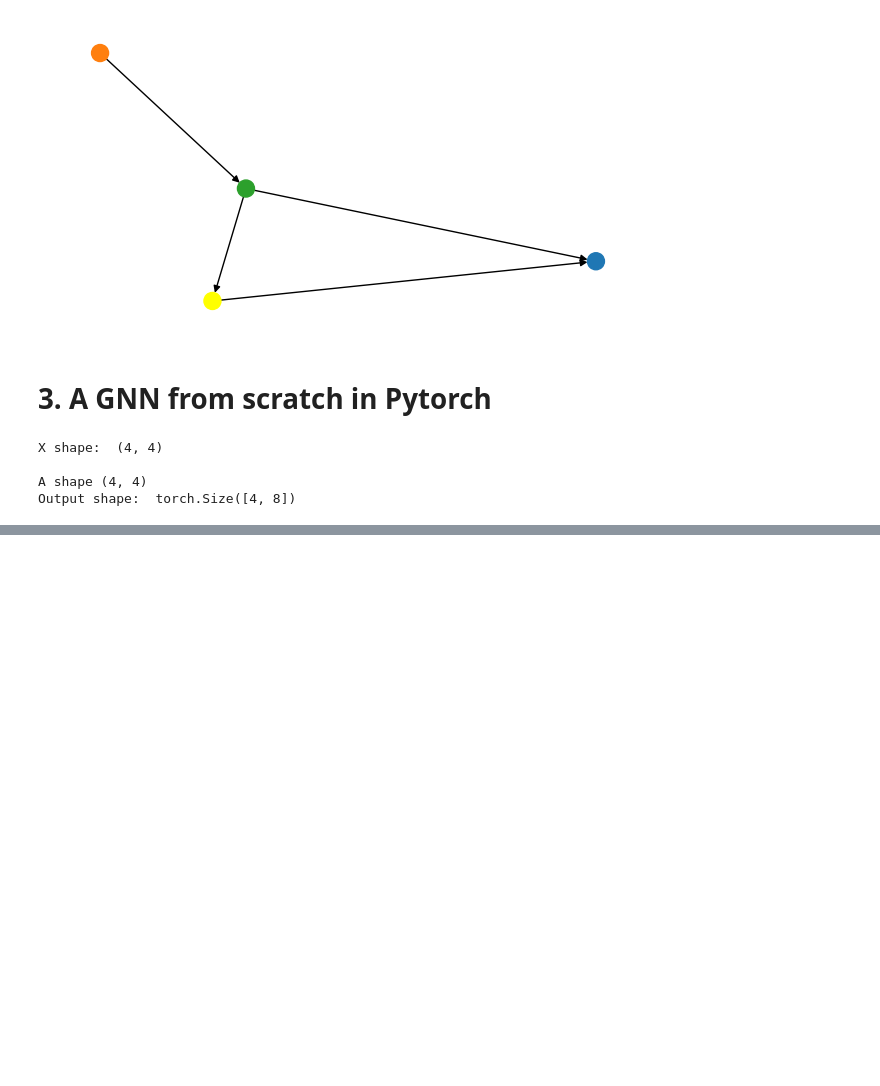
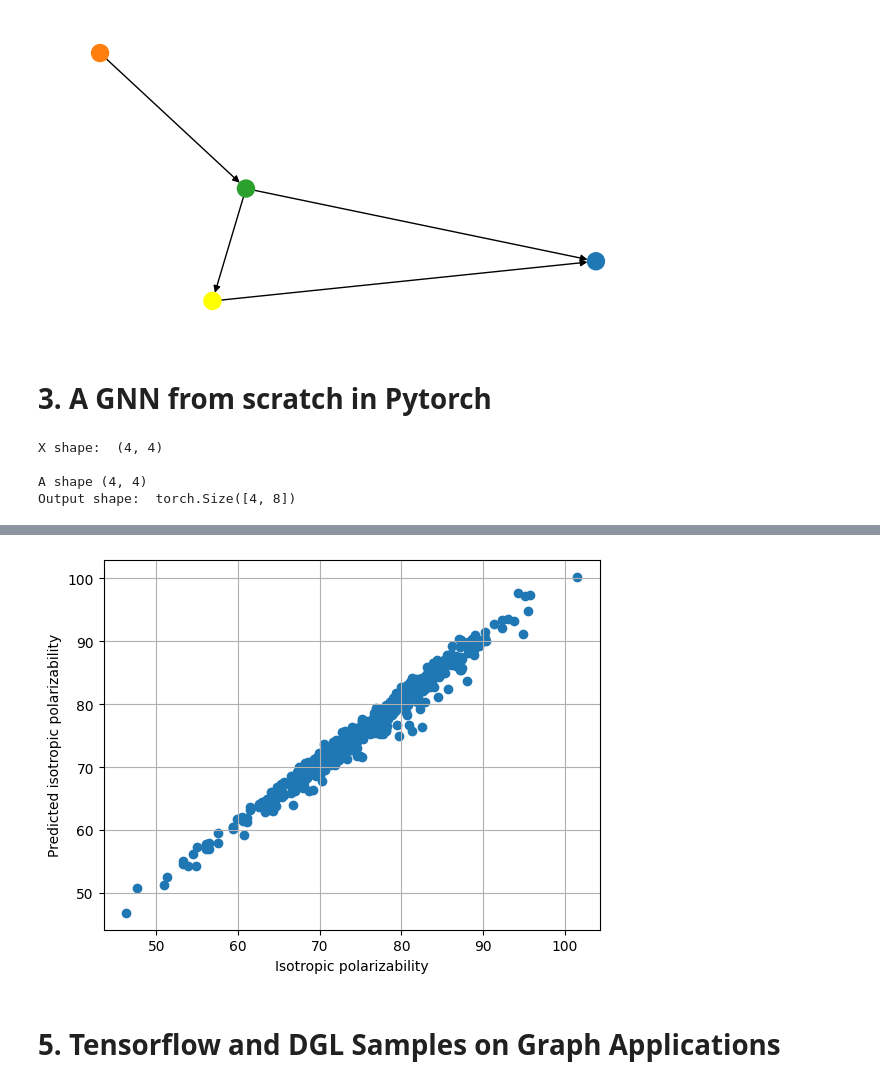
Before and after one commit to MarioRasconMerinoML/Machine_Learning, a Jupyter notebook: Graph_Neural_Networks/Graph_Neural_Networks.ipynb, the cells around one changed output, grey strips where cells are left out. Drawn from its saved outputs; the diff is of its cells as text; code cells hidden in the pictures; blank space fills up the shorter version.

```diff
--- a/Graph_Neural_Networks/Graph_Neural_Networks.ipynb
+++ b/Graph_Neural_Networks/Graph_Neural_Networks.ipynb
@@ -225,0 +390,4 @@ Output shape:  torch.Size([4, 8])
+# %%
+# Here's how torch geometric wraps data
+data = dset[0]
+data
@@ -225,0 +401,4 @@ Output shape:  torch.Size([4, 8])
+# %%
+# the atomic number of each atom can add attributes
+data.new_attribute = torch.tensor([1, 2, 3])
+data
@@ -225,0 +464,10 @@ Output shape:  torch.Size([4, 8])
+# %%
+qm9_node_feats, qm9_edge_feats = 11, 4
+epochs = 4
+net = ExampleNet(qm9_node_feats, qm9_edge_feats)
+
+optimizer = torch.optim.Adam(net.parameters(), lr=0.01)
+epochs = 4
+target_idx = 1 # index position of the polarizability label
+device = torch.device("cuda:0" if torch.cuda.is_available() else "cpu")
+net.to(device)
@@ -225,0 +524,26 @@ Output shape:  torch.Size([4, 8])
+# %%
+net.eval()
+predictions = []
+real = []
+
+for batch in testloader:
+
+    output = net(batch.to(device))
+    predictions.append(output.detach().cpu().numpy())
+    real.append(batch.y[:, target_idx].detach().cpu().numpy())
+
+predictions = np.concatenate(predictions)
+real = np.concatenate(real)
+# %%
+import matplotlib.pyplot as plt
+
+
+plt.scatter(real[:500],predictions[:500])
+plt.ylabel('Predicted isotropic polarizability')
+plt.xlabel('Isotropic polarizability')
+plt.grid(True)
+#plt.savefig('figures/18_12.png', dpi=300)
+# %% [output]
+[figure, added]
+# %% [markdown]
+# 5. Tensorflow and DGL Samples on Graph Applications
```
Also changed, not shown: parts of 21 cells of this notebook.
